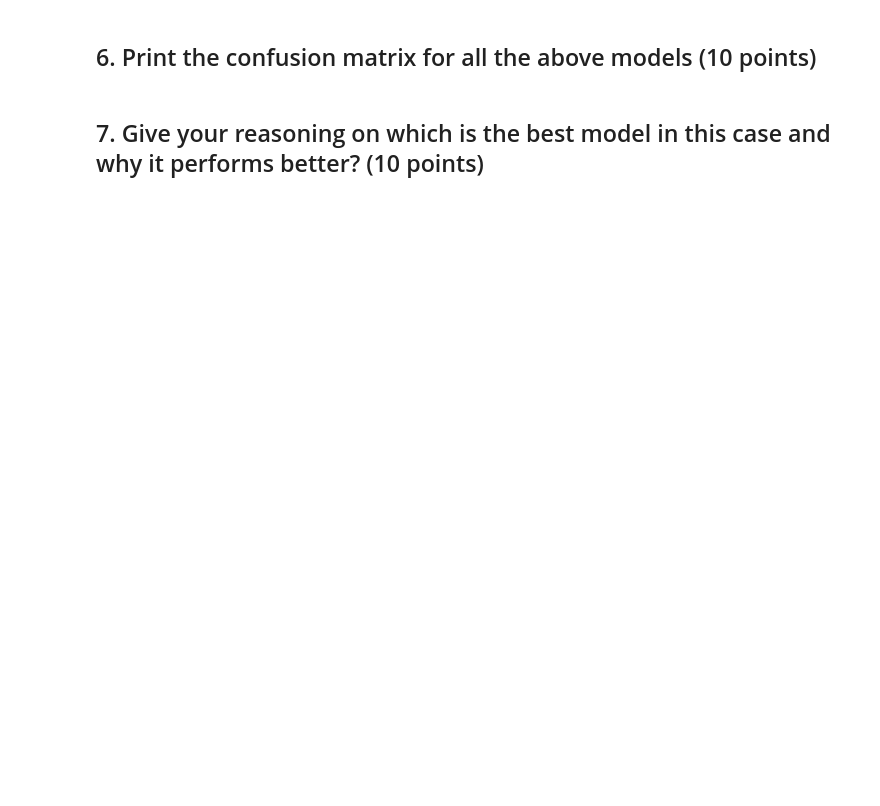
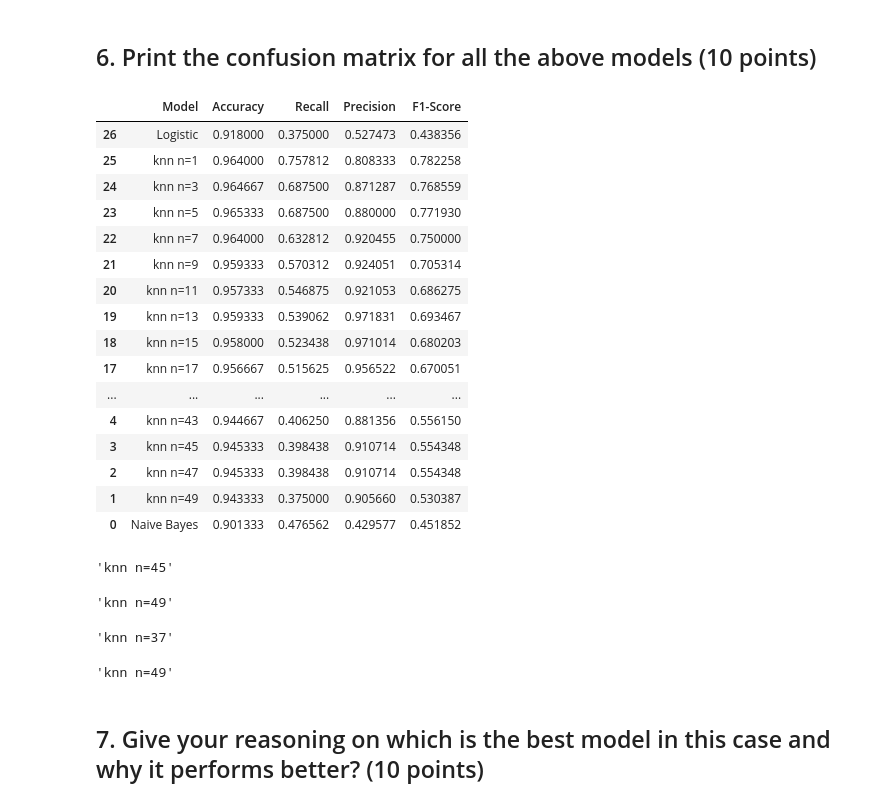
Before and after one commit to GreatLearningAIML1/bangalore-feb-batch-siju-samuel, a Jupyter notebook: R3_Project1_SupervisedLearning/R3_Project1_SupervisedLearning.ipynb, the cells around one changed output. Drawn from its saved outputs; the diff is of its cells as text; code cells hidden in the pictures; blank space fills up the shorter version.

```diff
--- a/R3_Project1_SupervisedLearning/R3_Project1_SupervisedLearning.ipynb
+++ b/R3_Project1_SupervisedLearning/R3_Project1_SupervisedLearning.ipynb
@@ -288,0 +318,6 @@ test_set.describe()
+# %%
+def add_row(df, row):
+    df.loc[-1] = row
+    df.index = df.index + 1
+    df = df.sort_index()
+result = pd.DataFrame(columns=["Model", "Accuracy", "Recall", "Precision", "F1-Score"])
@@ -289,4 +419,40 @@ test_set.describe()
 # %% [markdown]
 ## 6. Print the confusion matrix for all the above models (10 points)
+# %%
+result
+# %% [output]
+|  | Model | Accuracy | Recall | Precision | F1-Score |
+| 26 | Logistic | 0.918000 | 0.375000 | 0.527473 | 0.438356 |
+| 25 | knn n=1 | 0.964000 | 0.757812 | 0.808333 | 0.782258 |
+| 24 | knn n=3 | 0.964667 | 0.687500 | 0.871287 | 0.768559 |
+| 23 | knn n=5 | 0.965333 | 0.687500 | 0.880000 | 0.771930 |
+| 22 | knn n=7 | 0.964000 | 0.632812 | 0.920455 | 0.750000 |
+| 21 | knn n=9 | 0.959333 | 0.570312 | 0.924051 | 0.705314 |
+| 20 | knn n=11 | 0.957333 | 0.546875 | 0.921053 | 0.686275 |
+| 19 | knn n=13 | 0.959333 | 0.539062 | 0.971831 | 0.693467 |
+| 18 | knn n=15 | 0.958000 | 0.523438 | 0.971014 | 0.680203 |
+| 17 | knn n=17 | 0.956667 | 0.515625 | 0.956522 | 0.670051 |
+| ... | ... | ... | ... | ... | ... |
+| 4 | knn n=43 | 0.944667 | 0.406250 | 0.881356 | 0.556150 |
+| 3 | knn n=45 | 0.945333 | 0.398438 | 0.910714 | 0.554348 |
+| 2 | knn n=47 | 0.945333 | 0.398438 | 0.910714 | 0.554348 |
+| 1 | knn n=49 | 0.943333 | 0.375000 | 0.905660 | 0.530387 |
+| 0 | Naive Bayes | 0.901333 | 0.476562 | 0.429577 | 0.451852 |
+# %%
+result.iloc[result['Accuracy'].idxmax()].Model
+# %% [output]
+'knn n=45'
+# %%
+result.iloc[result['Recall'].idxmax()].Model
+# %% [output]
+'knn n=49'
+# %%
+result.iloc[result['Precision'].idxmax()].Model
+# %% [output]
+'knn n=37'
+# %%
+result.iloc[result['F1-Score'].idxmax()].Model
+# %% [output]
+'knn n=49'
 # %% [markdown]
 ## 7. Give your reasoning on which is the best model in this case and why it performs better? (10 points)
```
Also changed, not shown: parts of 23 cells of this notebook.
